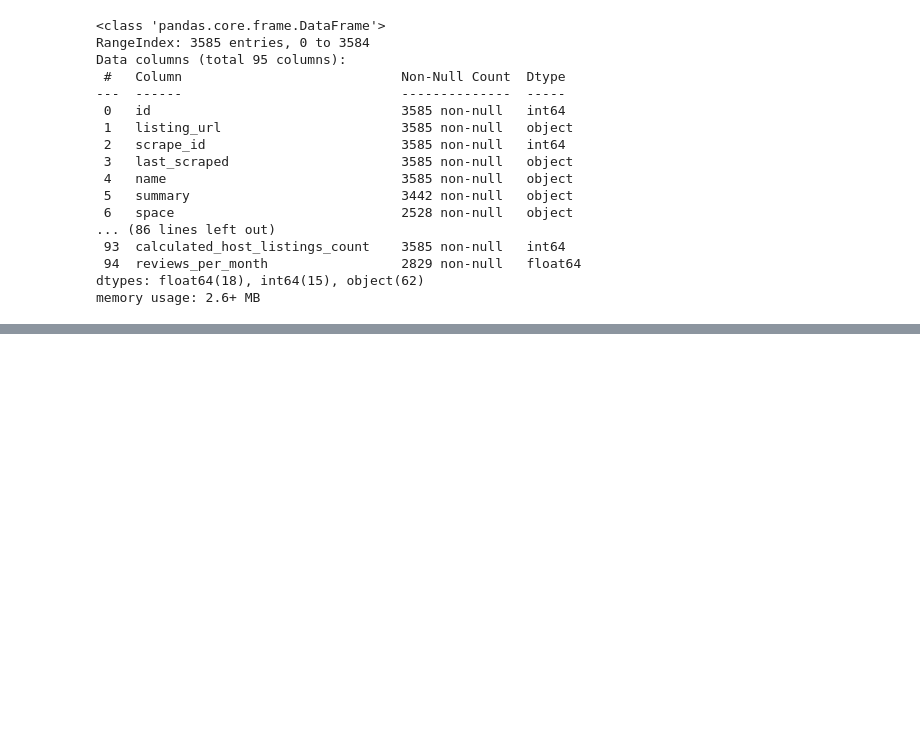
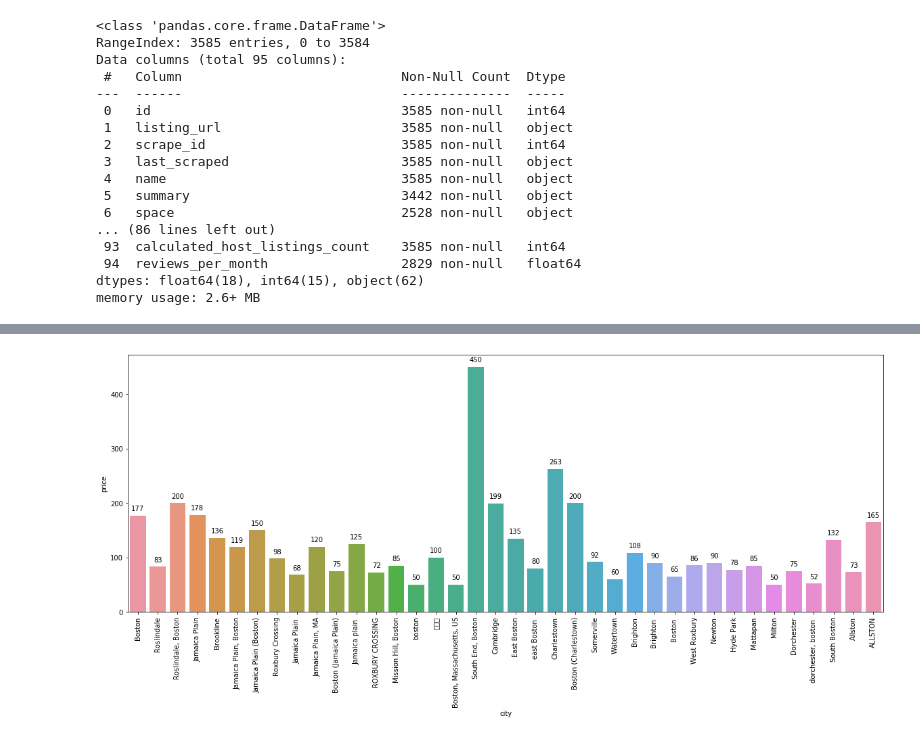
Before and after one commit to SadiqueAbdullah/Boston-Airbnb-EDA-and-Insight, a Jupyter notebook: EDA_and_Prediction.ipynb, the cells around one changed output, grey strips where cells are left out. Cells and saved outputs as stored; diff of their text form; code cells hidden in the pictures; blank space fills up the shorter version.

```diff
--- a/EDA_and_Prediction.ipynb
+++ b/EDA_and_Prediction.ipynb
@@ -73,0 +189,10 @@ memory usage: 2.6+ MB
+# %%
+#Checking the average pricing based on locality
+plt.figure(figsize=(20,7))
+g=sns.barplot(x='city',y='price',data=lstngs,ci=None)#ci=None for removing error bar line
+plt.xticks(rotation=90)
+for p in g.patches:# function for adding values at the tip of bar plots
+    g.annotate(format(p.get_height(), '.0f'), (p.get_x() + p.get_width() / 2., p.get_height()), ha = 'center', va = 'center', xytext = (0, 10), textcoords = 'offset points')
+plt.show()
+# %% [output]
+[figure, added]
```
Also changed, not shown: parts of 35 cells of this notebook.
